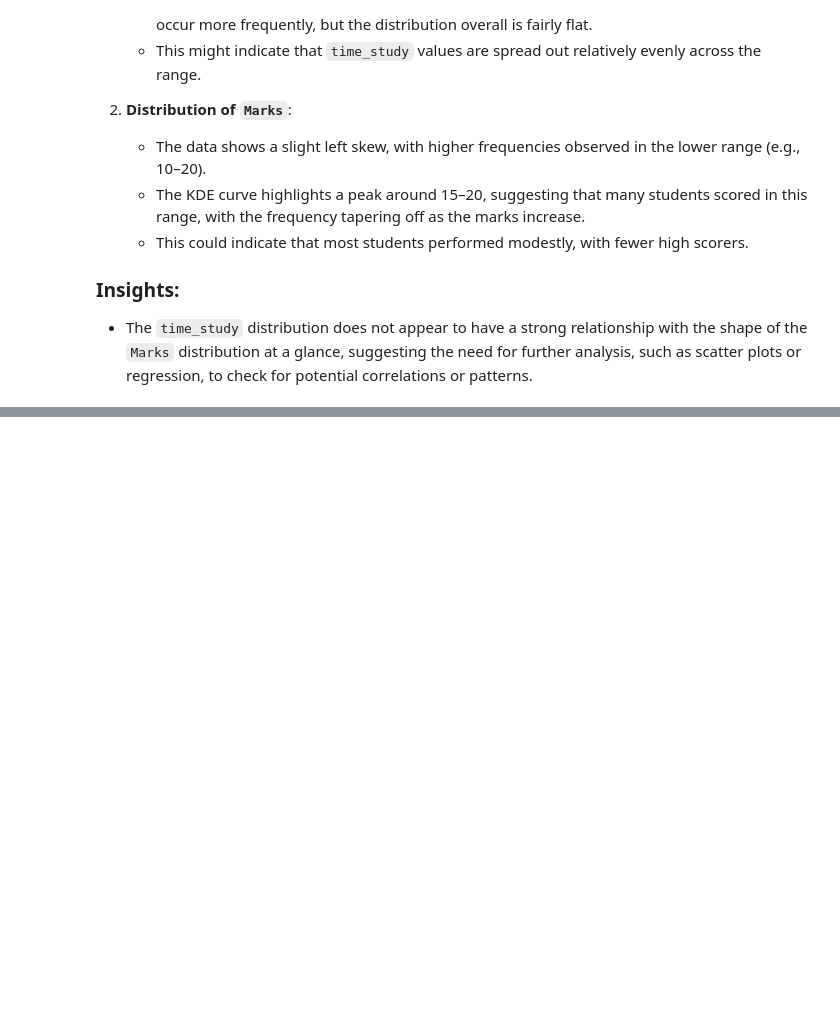
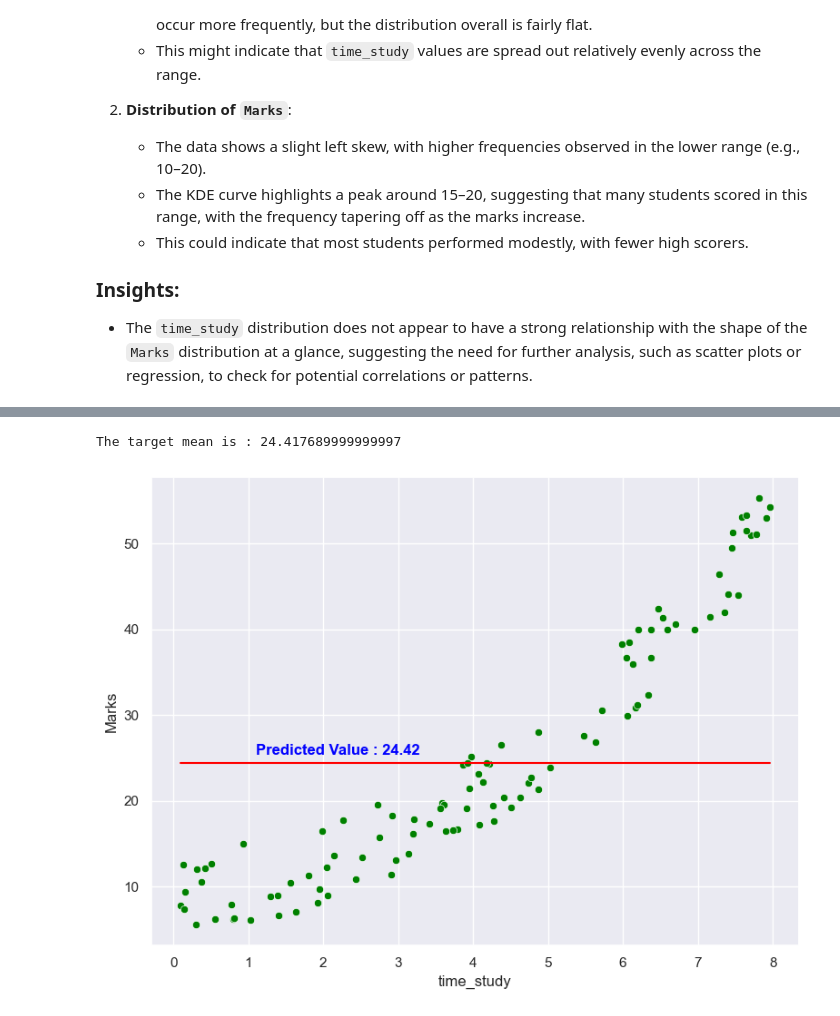
Before and after one commit to basu-binayak/GroundUpML, a Jupyter notebook: Linear Regression/Simple Linear Regression/simple_linear_regression.ipynb, the cells around one changed output, grey strips where cells are left out. Cells and saved outputs as stored; diff of their text form; code cells hidden in the pictures; blank space fills up the shorter version.

```diff
--- a/Linear Regression/Simple Linear Regression/simple_linear_regression.ipynb
+++ b/Linear Regression/Simple Linear Regression/simple_linear_regression.ipynb
@@ -116,0 +121,31 @@ Based on the histograms provided for the `time_study` and `Marks` distributions:
+# %%
+# first let us calculate the mean of the target
+mean_marks = np.mean(model_data['Marks'])
+print(f"The target mean is : {mean_marks}")
+
+# let us now see the prediction in a diagram
+fig, axes = plt.subplots(figsize=(8,6))
+sns.scatterplot(data=model_data,
+                x = model_data['time_study'],
+                y = model_data['Marks'],
+                ax = axes ,
+                color = 'green')
+sns.lineplot(data=model_data,
+             x = model_data['time_study'],
+             y = mean_marks,
+             ax = axes,
+             color = 'red')
+# let us annotate the line
+axes.text(x = np.min(model_data['time_study'])++1,
+          y = mean_marks+1,
+          s = f"Predicted Value : {mean_marks:.2f}",
+          color = 'blue',
+          fontsize = 12,
+          fontweight = 'bold')
+
+# Adjust layout and display the plot
+plt.tight_layout()
+plt.show()
+# %% [output]
+The target mean is : 24.417689999999997
+[figure, added]
```
Also changed, not shown: parts of 8 cells of this notebook.
